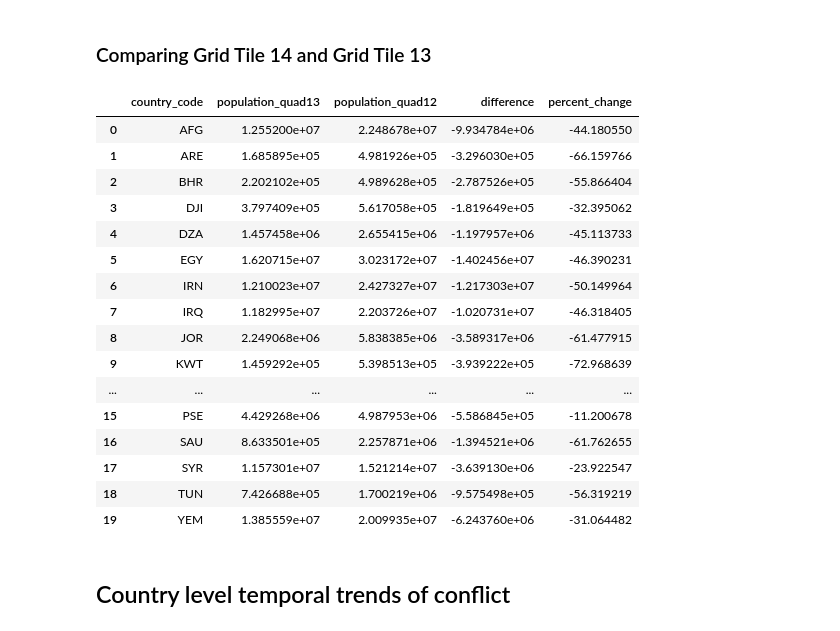
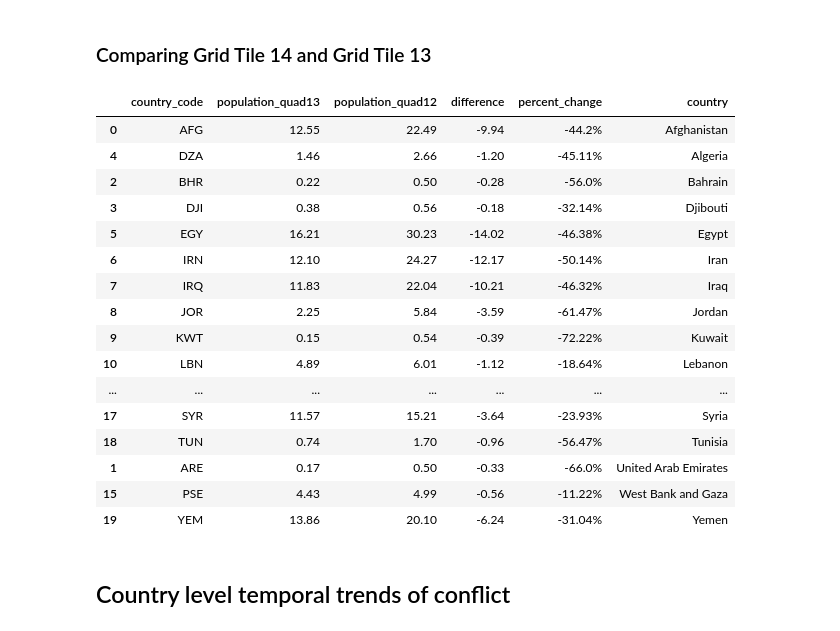
Before and after one commit to worldbank/MENA-FCV-economic-monitor, a Jupyter notebook: notebooks/conflict/acled_report.ipynb, the cells around one changed output. Cells and saved outputs as stored; diff of their text form; code cells hidden in the pictures.

Commit message:
formatting table

```diff
--- a/notebooks/conflict/acled_report.ipynb
+++ b/notebooks/conflict/acled_report.ipynb
@@ -229,6 +229,7 @@ event_dict = {datetime(2023,10,8):'Start of the Gaza War'}
 # %%
 pop = gpd.read_file('../../data/population/polygons/MENAAP_pop_quad12.gpkg')
 pop_quad13 = gpd.read_file('../../data/population/polygons/MENAAP_pop_quad13.gpkg')
+pop.rename(columns={'country':'country_code'}, inplace=True)
 # %%
 from boundaries_utils import get_country_name_from_iso_code
 
@@ -342,29 +372,41 @@ plot_dual_metrics_by_country(
 # %% [markdown]
 ### Comparing Grid Tile 14 and Grid Tile 13
 # %%
+import seaborn as sns
+
 comparison = impacted_quad13.merge(impacted_quad12, on='country_code')[['country_code','population_x', 'population_y']]
 comparison = comparison.rename(columns={'population_x': 'population_quad13', 'population_y': 'population_quad12'})
 comparison['difference'] = comparison['population_quad13'] - comparison['population_quad12']
 comparison['percent_change'] = 100*comparison['difference']/comparison['population_quad12']
-comparison
+
+# Format for display: population and difference in millions, percent as %
+comparison_display = comparison.copy()
+comparison_display['country'] = comparison_display['country_code'].map(iso_to_country)
+comparison_display['population_quad13'] = (comparison_display['population_quad13'] / 1e6).round(2)
+comparison_display['population_quad12'] = (comparison_display['population_quad12'] / 1e6).round(2)
+comparison_display['difference'] = (comparison_display['population_quad13'] - comparison_display['population_quad12']).round(2)
+comparison_display['percent_change'] = (100 * comparison_display['difference'] / comparison_display['population_quad12']).round(2)
+comparison_display['percent_change'] = comparison_display['percent_change'].astype(str) + '%'
+comparison_display.sort_values(by='country', ascending=True, inplace=True)
+comparison_display
 # %% [output]
-|  | country_code | population_quad13 | population_quad12 | difference | percent_change |
-| 0 | AFG | 1.255200e+07 | 2.248678e+07 | -9.934784e+06 | -44.180550 |
-| 1 | ARE | 1.685895e+05 | 4.981926e+05 | -3.296030e+05 | -66.159766 |
-| 2 | BHR | 2.202102e+05 | 4.989628e+05 | -2.787526e+05 | -55.866404 |
-| 3 | DJI | 3.797409e+05 | 5.617058e+05 | -1.819649e+05 | -32.395062 |
-| 4 | DZA | 1.457458e+06 | 2.655415e+06 | -1.197957e+06 | -45.113733 |
-| 5 | EGY | 1.620715e+07 | 3.023172e+07 | -1.402456e+07 | -46.390231 |
-| 6 | IRN | 1.210023e+07 | 2.427327e+07 | -1.217303e+07 | -50.149964 |
-| 7 | IRQ | 1.182995e+07 | 2.203726e+07 | -1.020731e+07 | -46.318405 |
-| 8 | JOR | 2.249068e+06 | 5.838385e+06 | -3.589317e+06 | -61.477915 |
-| 9 | KWT | 1.459292e+05 | 5.398513e+05 | -3.939222e+05 | -72.968639 |
-| ... | ... | ... | ... | ... | ... |
-| 15 | PSE | 4.429268e+06 | 4.987953e+06 | -5.586845e+05 | -11.200678 |
-| 16 | SAU | 8.633501e+05 | 2.257871e+06 | -1.394521e+06 | -61.762655 |
-| 17 | SYR | 1.157301e+07 | 1.521214e+07 | -3.639130e+06 | -23.922547 |
-| 18 | TUN | 7.426688e+05 | 1.700219e+06 | -9.575498e+05 | -56.319219 |
-| 19 | YEM | 1.385559e+07 | 2.009935e+07 | -6.243760e+06 | -31.064482 |
+|  | country_code | population_quad13 | population_quad12 | difference | percent_change | country |
+| 0 | AFG | 12.55 | 22.49 | -9.94 | -44.2% | Afghanistan |
+| 4 | DZA | 1.46 | 2.66 | -1.20 | -45.11% | Algeria |
+| 2 | BHR | 0.22 | 0.50 | -0.28 | -56.0% | Bahrain |
+| 3 | DJI | 0.38 | 0.56 | -0.18 | -32.14% | Djibouti |
+| 5 | EGY | 16.21 | 30.23 | -14.02 | -46.38% | Egypt |
+| 6 | IRN | 12.10 | 24.27 | -12.17 | -50.14% | Iran |
+| 7 | IRQ | 11.83 | 22.04 | -10.21 | -46.32% | Iraq |
+| 8 | JOR | 2.25 | 5.84 | -3.59 | -61.47% | Jordan |
+| 9 | KWT | 0.15 | 0.54 | -0.39 | -72.22% | Kuwait |
+| 10 | LBN | 4.89 | 6.01 | -1.12 | -18.64% | Lebanon |
+| ... | ... | ... | ... | ... | ... | ... |
+| 17 | SYR | 11.57 | 15.21 | -3.64 | -23.93% | Syria |
+| 18 | TUN | 0.74 | 1.70 | -0.96 | -56.47% | Tunisia |
+| 1 | ARE | 0.17 | 0.50 | -0.33 | -66.0% | United Arab Emirates |
+| 15 | PSE | 4.43 | 4.99 | -0.56 | -11.22% | West Bank and Gaza |
+| 19 | YEM | 13.86 | 20.10 | -6.24 | -31.04% | Yemen |
 # %% [markdown]
 ## Country level temporal trends of conflict
 # %%
```
Also changed, not shown: parts of 4 cells of this notebook.
